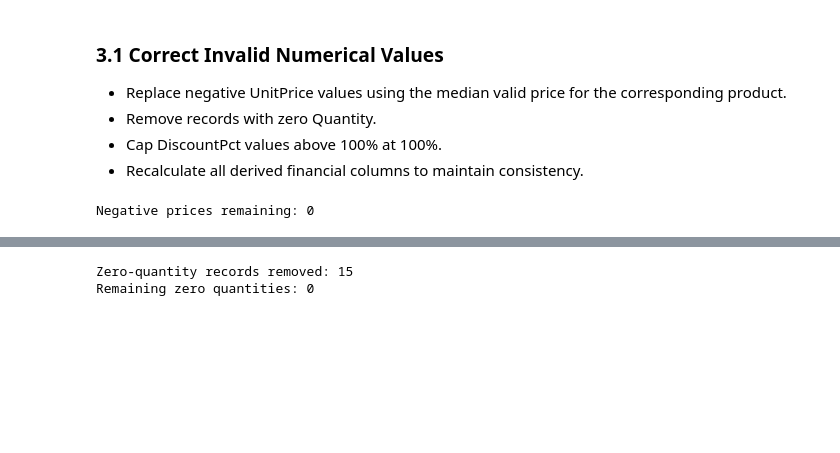
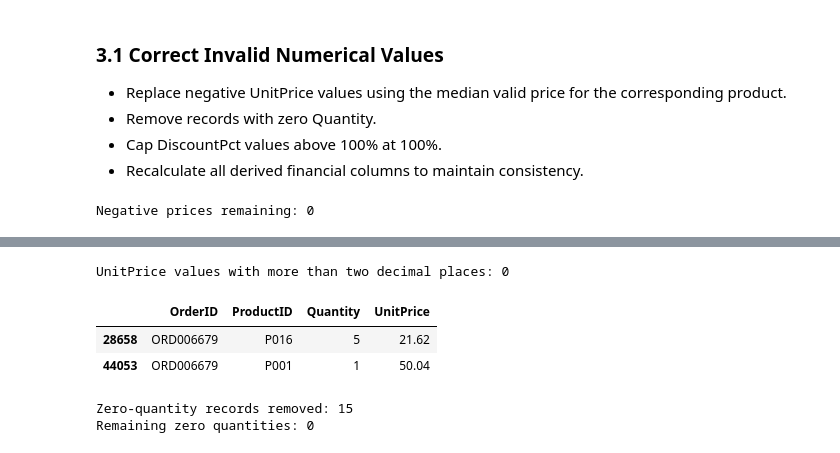
Before and after one commit to francisparwez/ecommerce-sales__customer-insights, a Jupyter notebook: Python/03_data_cleaning.ipynb, the cells around one changed output, grey strips where cells are left out. Cells and saved outputs as stored; diff of their text form; code cells hidden in the pictures; blank space fills up the shorter version.

```diff
--- a/Python/03_data_cleaning.ipynb
+++ b/Python/03_data_cleaning.ipynb
@@ -363,3 +421,29 @@ Negative prices remaining: 0
+# %%
+
+# Standardise UnitPrice to two decimal places
+# before recalculating the financial columns.
+
+df_clean["UnitPrice"] = df_clean["UnitPrice"].round(2)
+
+print(
+    "UnitPrice values with more than two decimal places:",
+    (
+        df_clean["UnitPrice"] != df_clean["UnitPrice"].round(2)
+    ).sum()
+)
+
+# Verify the corrected price for the affected record.
+display(
+    df_clean.loc[
+        df_clean["OrderID"] == "ORD006679",
+        ["OrderID", "ProductID", "Quantity", "UnitPrice"]
+    ]
+)
+# %% [output]
+UnitPrice values with more than two decimal places: 0
+|  | OrderID | ProductID | Quantity | UnitPrice |
+| 28658 | ORD006679 | P016 | 5 | 21.62 |
+| 44053 | ORD006679 | P001 | 1 | 50.04 |
 # %%
 zero_quantity_count = (df_clean["Quantity"] == 0).sum()
 
```
Also changed, not shown: parts of 2 cells of this notebook, 4 other files.
